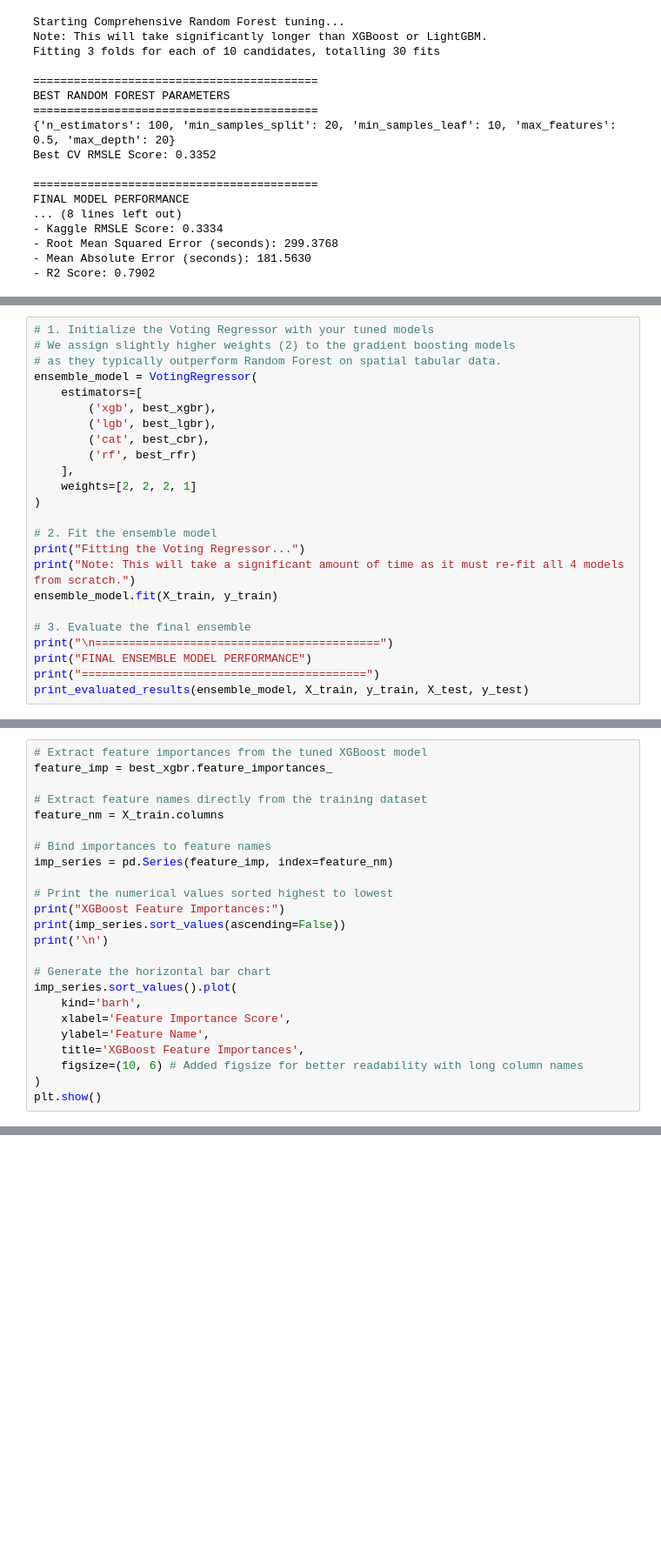
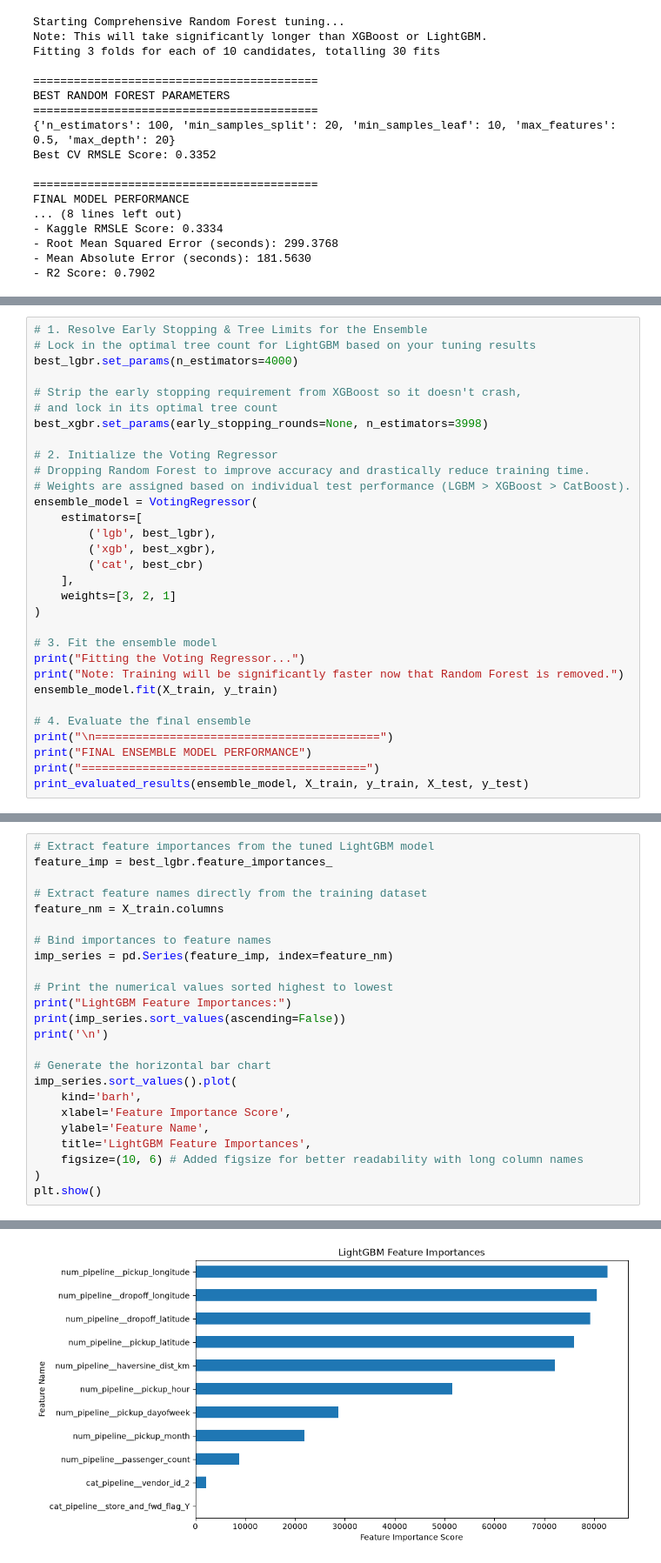
Before and after one commit to reza-mansouri1998/New-York-City-Taxi-Trip-Duration, a Jupyter notebook: notebook/2. Model_Training_NYC_Taxi_Trip_Duration.ipynb, the cells around one changed output, grey strips where cells are left out. Shown at 87% size. Cells and saved outputs as stored; diff of their text form; blank space fills up the shorter version.

Commit message:
EDA & Training

```diff
--- a/notebook/2. Model_Training_NYC_Taxi_Trip_Duration.ipynb
+++ b/notebook/2. Model_Training_NYC_Taxi_Trip_Duration.ipynb
@@ -675,23 +675,30 @@ FINAL MODEL PERFORMANCE
 # %%
-# 1. Initialize the Voting Regressor with your tuned models
-# We assign slightly higher weights (2) to the gradient boosting models
-# as they typically outperform Random Forest on spatial tabular data.
+# 1. Resolve Early Stopping & Tree Limits for the Ensemble
+# Lock in the optimal tree count for LightGBM based on your tuning results
+best_lgbr.set_params(n_estimators=4000)
+
+# Strip the early stopping requirement from XGBoost so it doesn't crash,
+# and lock in its optimal tree count
+best_xgbr.set_params(early_stopping_rounds=None, n_estimators=3998)
+
+# 2. Initialize the Voting Regressor
+# Dropping Random Forest to improve accuracy and drastically reduce training time.
+# Weights are assigned based on individual test performance (LGBM > XGBoost > CatBoost).
 ensemble_model = VotingRegressor(
     estimators=[
+        ('lgb', best_lgbr),
         ('xgb', best_xgbr),
-        ('lgb', best_lgbr),
-        ('cat', best_cbr),
-        ('rf', best_rfr)
+        ('cat', best_cbr)
     ],
-    weights=[2, 2, 2, 1]
+    weights=[3, 2, 1]
 )
 
-# 2. Fit the ensemble model
+# 3. Fit the ensemble model
 print("Fitting the Voting Regressor...")
-print("Note: This will take a significant amount of time as it must re-fit all 4 models from scratch.")
+print("Note: Training will be significantly faster now that Random Forest is removed.")
 ensemble_model.fit(X_train, y_train)
 
-# 3. Evaluate the final ensemble
+# 4. Evaluate the final ensemble
 print("\n==========================================")
 print("FINAL ENSEMBLE MODEL PERFORMANCE")
 print("==========================================")
@@ -705,6 +726,6 @@ ValueError: Must have at least 1 validation dataset for early stopping.
 # %%
-# Extract feature importances from the tuned XGBoost model
-feature_imp = best_xgbr.feature_importances_
+# Extract feature importances from the tuned LightGBM model
+feature_imp = best_lgbr.feature_importances_
 
 # Extract feature names directly from the training dataset
 feature_nm = X_train.columns
@@ -713,7 +734,7 @@ feature_nm = X_train.columns
 imp_series = pd.Series(feature_imp, index=feature_nm)
 
 # Print the numerical values sorted highest to lowest
-print("XGBoost Feature Importances:")
+print("LightGBM Feature Importances:")
 print(imp_series.sort_values(ascending=False))
 print('\n')
 
@@ -722,7 +743,8 @@ imp_series.sort_values().plot(
     kind='barh',
     xlabel='Feature Importance Score',
     ylabel='Feature Name',
-    title='XGBoost Feature Importances',
+    title='LightGBM Feature Importances',
     figsize=(10, 6) # Added figsize for better readability with long column names
 )
 plt.show()
+# %% [output]
@@ -728,0 +764 @@ plt.show()
+[figure, added]
```
Also changed, not shown: parts of 4 cells of this notebook, 3 other files.
